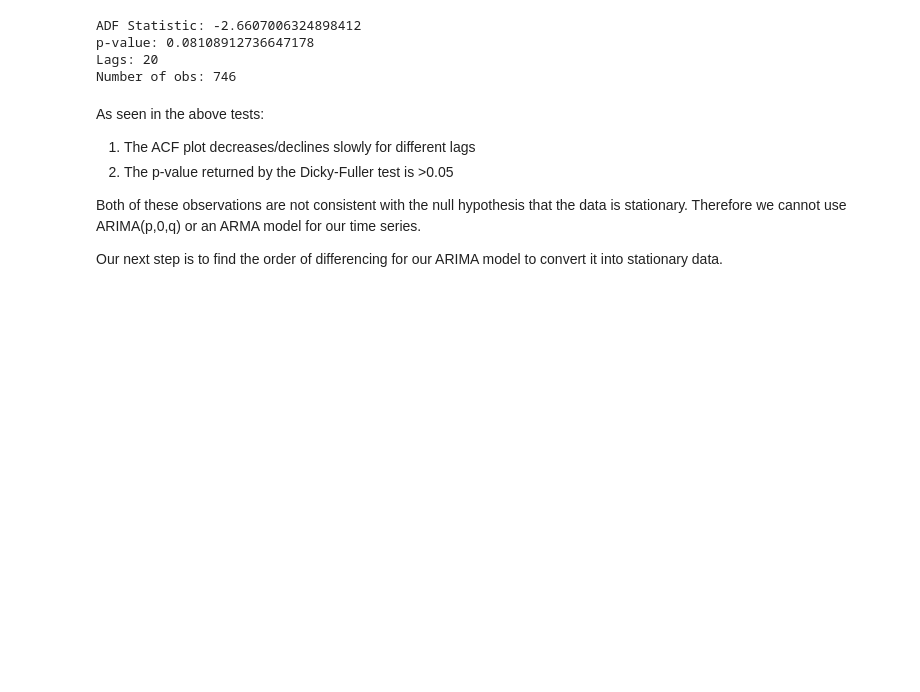
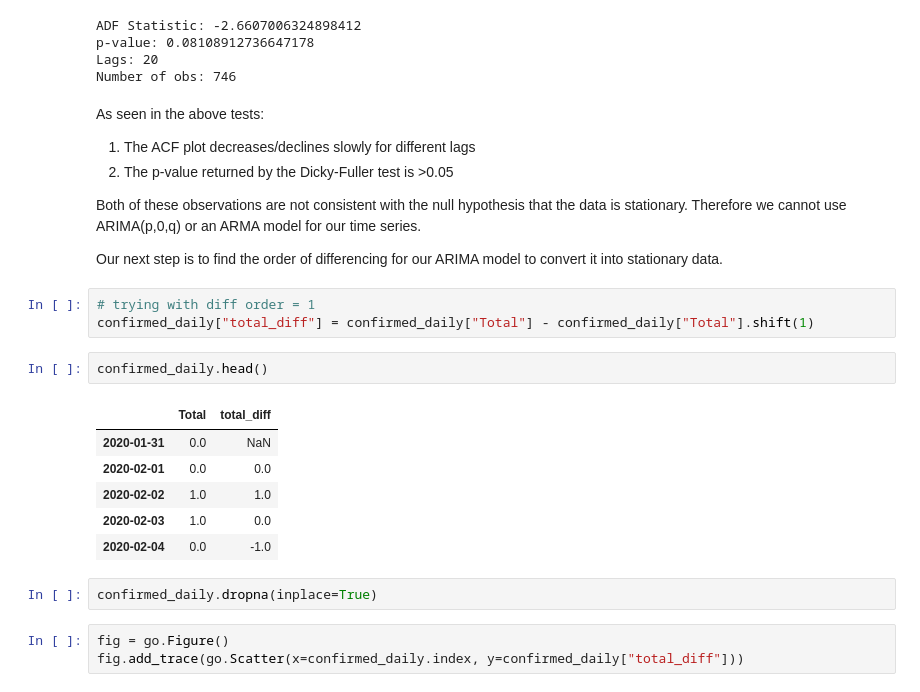
Before and after one commit to majimearun/crux-round3-tasks, a Jupyter notebook: task1/arima.ipynb, the cells around one changed output. Cells and saved outputs as stored; diff of their text form; blank space fills up the shorter version.

```diff
--- a/task1/arima.ipynb
+++ b/task1/arima.ipynb
@@ -100,3 +100,20 @@ As seen in the above tests:
 Both of these observations are not consistent with the null hypothesis that the data is stationary. Therefore we cannot use ARIMA(p,0,q) or an ARMA model for our time series.
 
 Our next step is to find the order of differencing for our ARIMA model to convert it into stationary data.
+# %%
+# trying with diff order = 1
+confirmed_daily["total_diff"] = confirmed_daily["Total"] - confirmed_daily["Total"].shift(1)
+# %%
+confirmed_daily.head()
+# %% [output]
+|  | Total | total_diff |
+| 2020-01-31 | 0.0 | NaN |
+| 2020-02-01 | 0.0 | 0.0 |
+| 2020-02-02 | 1.0 | 1.0 |
+| 2020-02-03 | 1.0 | 0.0 |
+| 2020-02-04 | 0.0 | -1.0 |
+# %%
+confirmed_daily.dropna(inplace=True)
+# %%
+fig = go.Figure()
+fig.add_trace(go.Scatter(x=confirmed_daily.index, y=confirmed_daily["total_diff"]))
```
Also changed, not shown: parts of 3 cells of this notebook.
